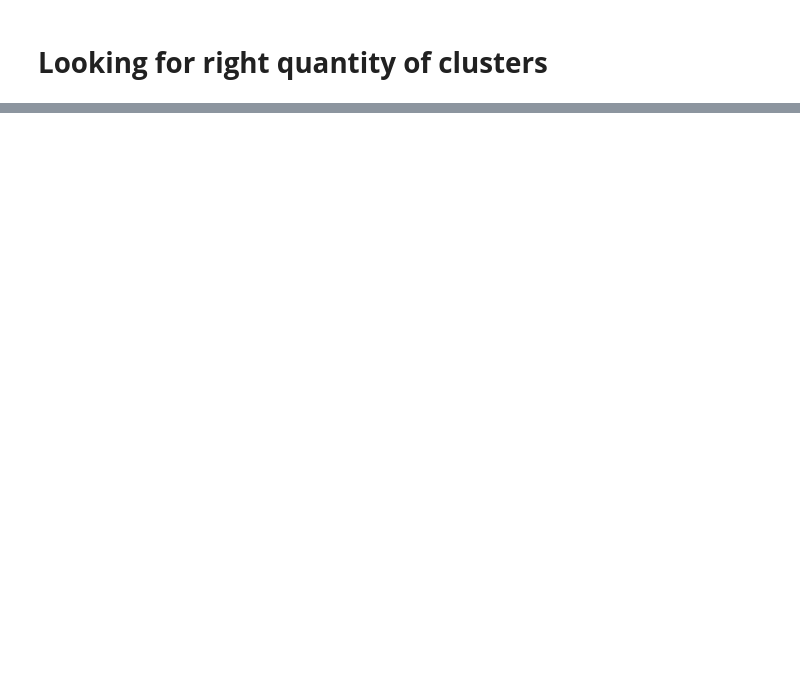
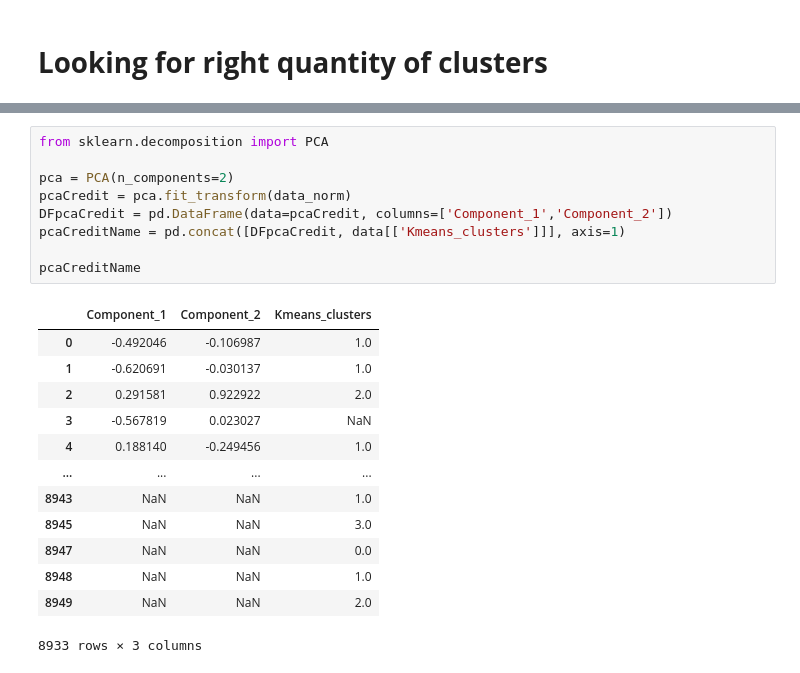
Before and after one commit to danielrodriguez007/Data_Analysis, a Jupyter notebook: Credit_Card.ipynb, the cells around one changed output, grey strips where cells are left out. Drawn from its saved outputs; the diff is of its cells as text; blank space fills up the shorter version.

```diff
--- a/Credit_Card.ipynb
+++ b/Credit_Card.ipynb
@@ -138,0 +161,23 @@ ValueError: ignored
+# %%
+from sklearn.decomposition import PCA
+
+pca = PCA(n_components=2)
+pcaCredit = pca.fit_transform(data_norm)
+DFpcaCredit = pd.DataFrame(data=pcaCredit, columns=['Component_1','Component_2'])
+pcaCreditName = pd.concat([DFpcaCredit, data[['Kmeans_clusters']]], axis=1)
+
+pcaCreditName
+# %% [output]
+|  | Component_1 | Component_2 | Kmeans_clusters |
+| 0 | -0.492046 | -0.106987 | 1.0 |
+| 1 | -0.620691 | -0.030137 | 1.0 |
+| 2 | 0.291581 | 0.922922 | 2.0 |
+| 3 | -0.567819 | 0.023027 | NaN |
+| 4 | 0.188140 | -0.249456 | 1.0 |
+| ... | ... | ... | ... |
+| 8943 | NaN | NaN | 1.0 |
+| 8945 | NaN | NaN | 3.0 |
+| 8947 | NaN | NaN | 0.0 |
+| 8948 | NaN | NaN | 1.0 |
+| 8949 | NaN | NaN | 2.0 |
+8933 rows × 3 columns
```
Also changed, not shown: parts of 11 cells of this notebook.
